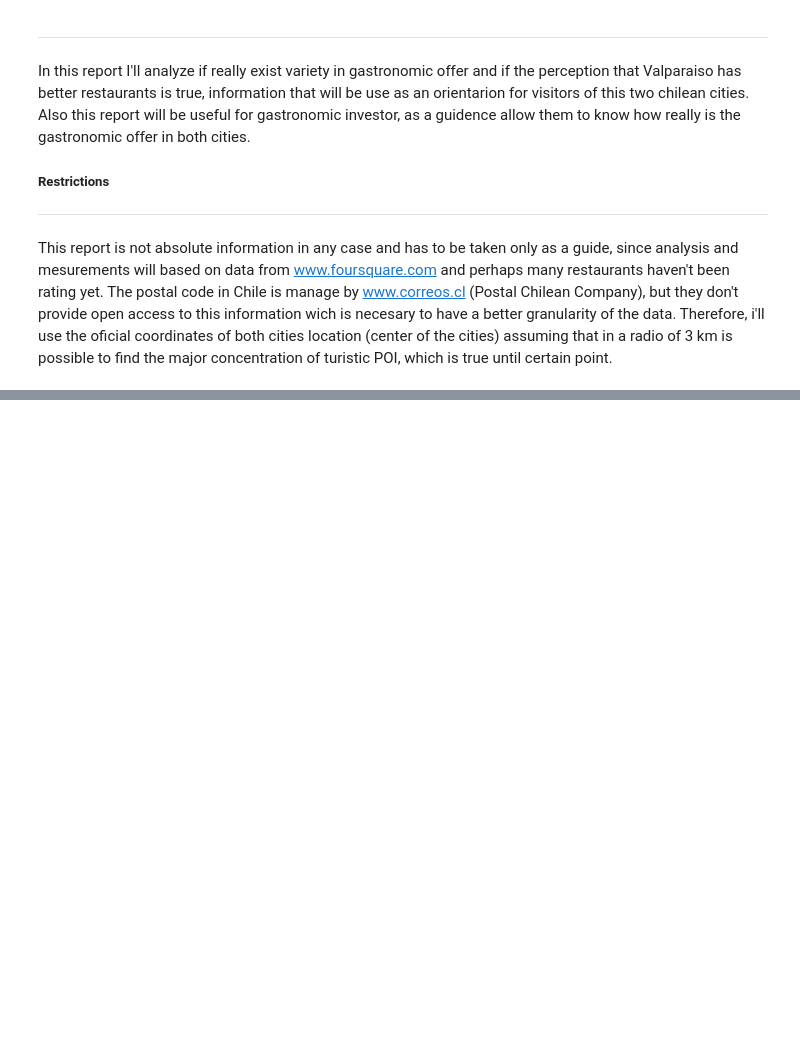
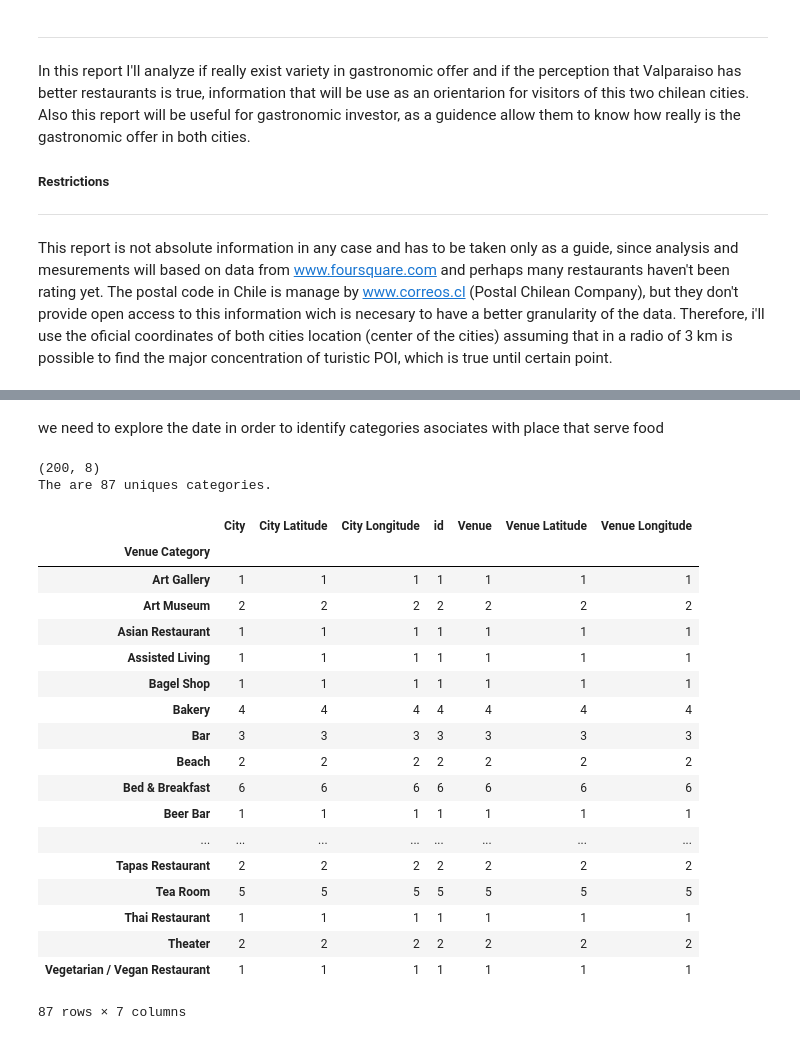
Before and after one commit to carsepmo/Coursera_Capstone, a Jupyter notebook: The-Battle-of Neighborhoods.ipynb, the cells around one changed output, grey strips where cells are left out. Cells and saved outputs as stored; diff of their text form; code cells hidden in the pictures; blank space fills up the shorter version.

```diff
--- a/The-Battle-of Neighborhoods.ipynb
+++ b/The-Battle-of Neighborhoods.ipynb
@@ -29,0 +171,28 @@ The data will be gather from foursquare api using the following coordinates:
+# %% [markdown]
+we need to explore the date in order to identify categories asociates with place that serve food
+# %%
+print(venuesVinaValpo.shape)
+print('The are {} uniques categories.'. format(len(venuesVinaValpo['Venue Category'].unique())))
+venuesVinaValpo.groupby('Venue Category').count()
+# %% [output]
+(200, 8)
+The are 87 uniques categories.
+|  | City | City Latitude | City Longitude | id | Venue | Venue Latitude | Venue Longitude |
+| Venue Category |  |  |  |  |  |  |  |
+| Art Gallery | 1 | 1 | 1 | 1 | 1 | 1 | 1 |
+| Art Museum | 2 | 2 | 2 | 2 | 2 | 2 | 2 |
+| Asian Restaurant | 1 | 1 | 1 | 1 | 1 | 1 | 1 |
+| Assisted Living | 1 | 1 | 1 | 1 | 1 | 1 | 1 |
+| Bagel Shop | 1 | 1 | 1 | 1 | 1 | 1 | 1 |
+| Bakery | 4 | 4 | 4 | 4 | 4 | 4 | 4 |
+| Bar | 3 | 3 | 3 | 3 | 3 | 3 | 3 |
+| Beach | 2 | 2 | 2 | 2 | 2 | 2 | 2 |
+| Bed & Breakfast | 6 | 6 | 6 | 6 | 6 | 6 | 6 |
+| Beer Bar | 1 | 1 | 1 | 1 | 1 | 1 | 1 |
+| ... | ... | ... | ... | ... | ... | ... | ... |
+| Tapas Restaurant | 2 | 2 | 2 | 2 | 2 | 2 | 2 |
+| Tea Room | 5 | 5 | 5 | 5 | 5 | 5 | 5 |
+| Thai Restaurant | 1 | 1 | 1 | 1 | 1 | 1 | 1 |
+| Theater | 2 | 2 | 2 | 2 | 2 | 2 | 2 |
+| Vegetarian / Vegan Restaurant | 1 | 1 | 1 | 1 | 1 | 1 | 1 |
+87 rows × 7 columns
```
Also changed, not shown: parts of 16 cells of this notebook.
